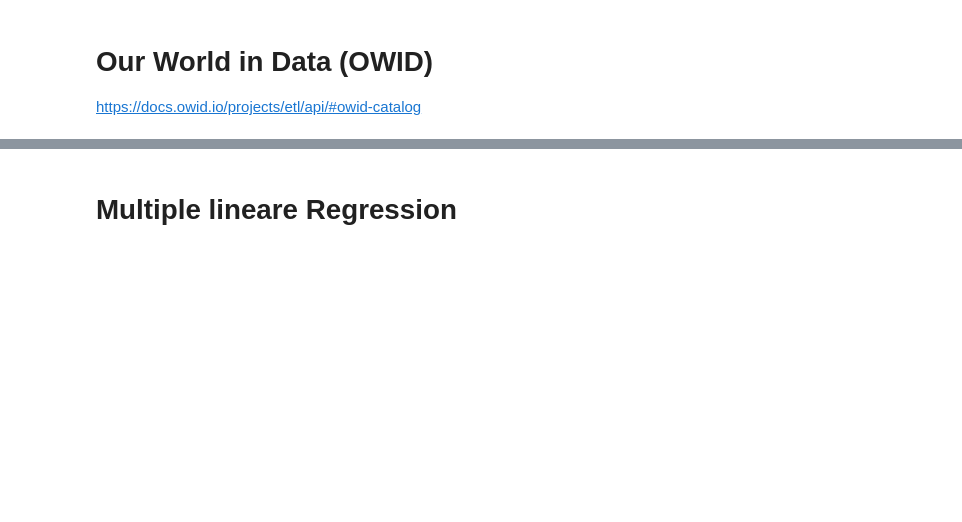
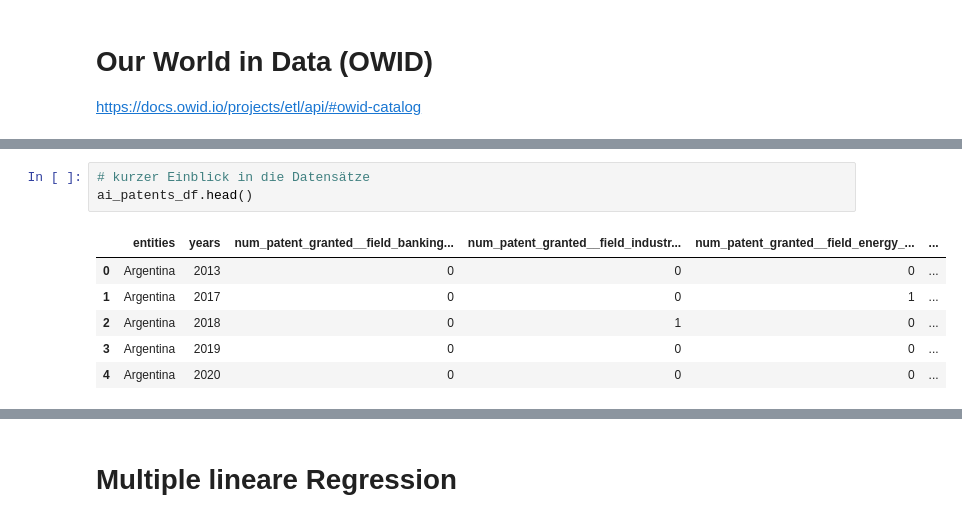
Before and after one commit to TobiasMaissen/cas_statistik_davi, a Jupyter notebook: our_world_in_data_expl.ipynb, the cells around one changed output, grey strips where cells are left out. Cells and saved outputs as stored; diff of their text form; blank space fills up the shorter version.

```diff
--- a/our_world_in_data_expl.ipynb
+++ b/our_world_in_data_expl.ipynb
@@ -34,0 +59,10 @@ https://docs.owid.io/projects/etl/api/#owid-catalog
+# %%
+# kurzer Einblick in die Datensätze
+ai_patents_df.head()
+# %% [output]
+|  | entities | years | num_patent_granted__field_banking... | num_patent_granted__field_industr... | num_patent_granted__field_energy_... | ... |
+| 0 | Argentina | 2013 | 0 | 0 | 0 | ... |
+| 1 | Argentina | 2017 | 0 | 0 | 1 | ... |
+| 2 | Argentina | 2018 | 0 | 1 | 0 | ... |
+| 3 | Argentina | 2019 | 0 | 0 | 0 | ... |
+| 4 | Argentina | 2020 | 0 | 0 | 0 | ... |
```
Also changed, not shown: parts of 14 cells of this notebook.
